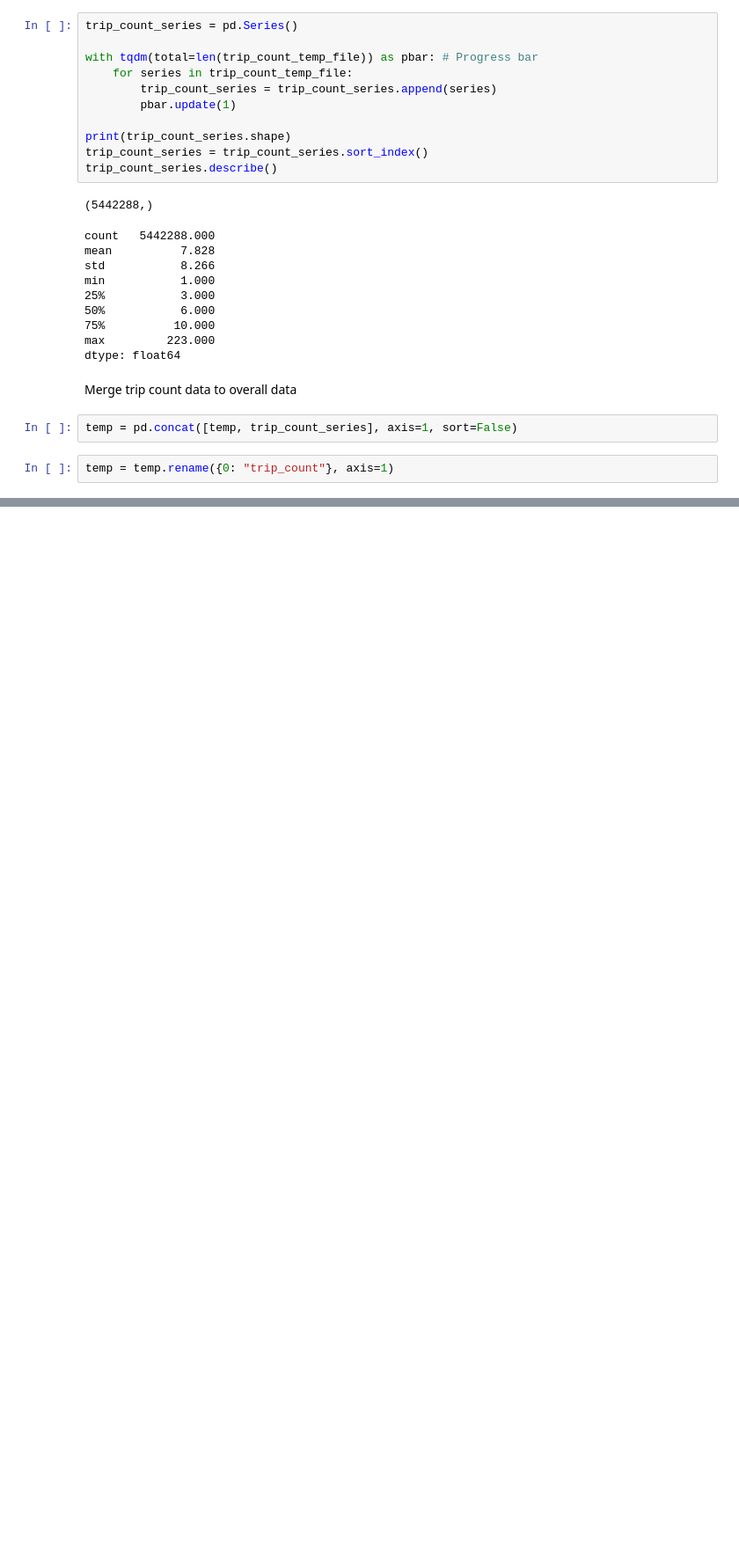
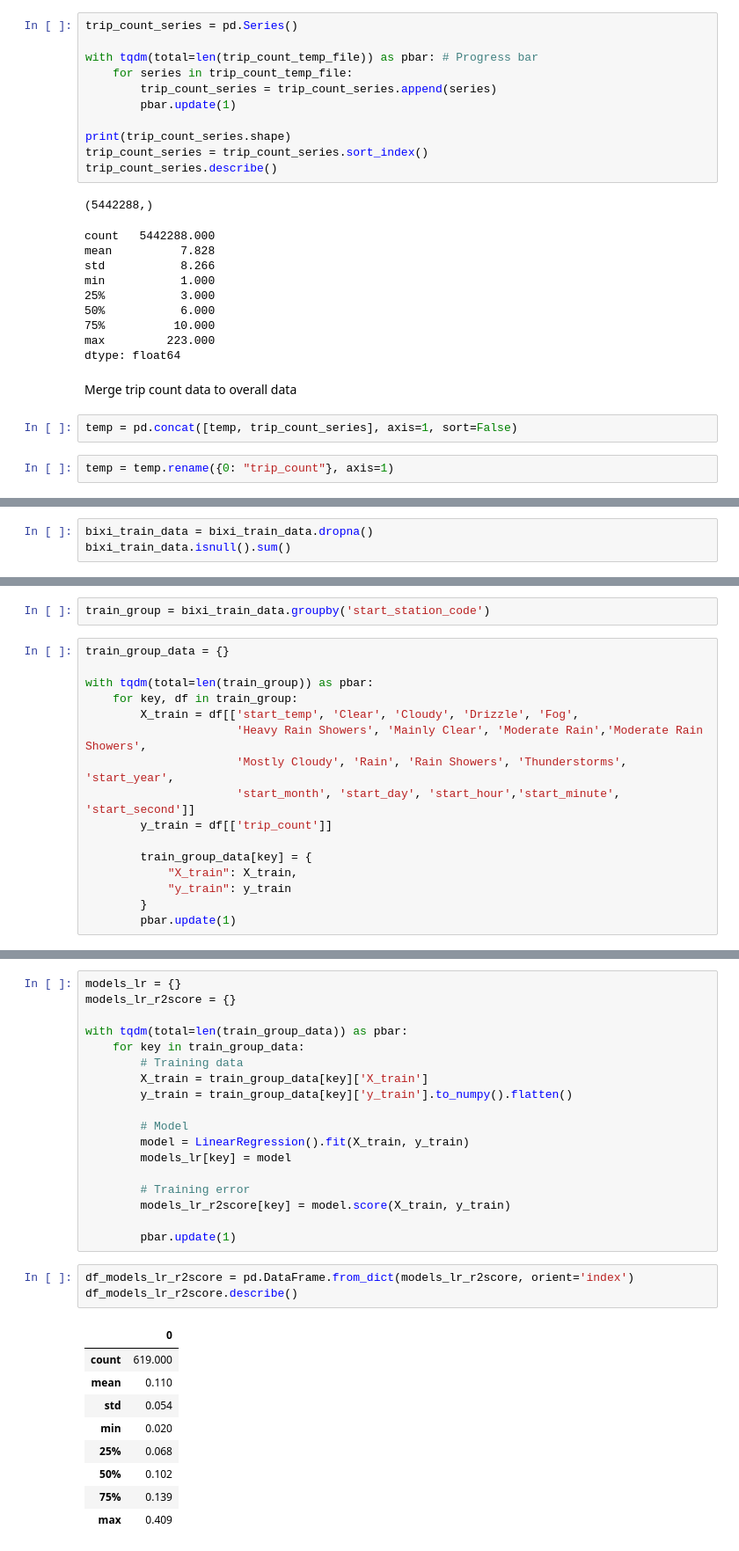
Before and after one commit to Star-Shopping/comp432-bixi-ml, a Jupyter notebook: BIXI.ipynb, the cells around one changed output, grey strips where cells are left out. Shown at 88% size. Drawn from its saved outputs; the diff is of its cells as text; blank space fills up the shorter version.

```diff
--- a/BIXI.ipynb
+++ b/BIXI.ipynb
@@ -393,0 +480,3 @@ temp.sample(5)
+# %%
+bixi_train_data = bixi_train_data.dropna()
+bixi_train_data.isnull().sum()
@@ -393,0 +513,18 @@ temp.sample(5)
+# %%
+train_group = bixi_train_data.groupby('start_station_code')
+# %%
+train_group_data = {}
+
+with tqdm(total=len(train_group)) as pbar:
+    for key, df in train_group:
+        X_train = df[['start_temp', 'Clear', 'Cloudy', 'Drizzle', 'Fog',
+                      'Heavy Rain Showers', 'Mainly Clear', 'Moderate Rain','Moderate Rain Showers',
+                      'Mostly Cloudy', 'Rain', 'Rain Showers', 'Thunderstorms', 'start_year',
+                      'start_month', 'start_day', 'start_hour','start_minute', 'start_second']]
+        y_train = df[['trip_count']]
+
+        train_group_data[key] = {
+            "X_train": X_train,
+            "y_train": y_train
+        }
+        pbar.update(1)
@@ -393,0 +545,31 @@ temp.sample(5)
+# %%
+models_lr = {}
+models_lr_r2score = {}
+
+with tqdm(total=len(train_group_data)) as pbar:
+    for key in train_group_data:
+        # Training data
+        X_train = train_group_data[key]['X_train']
+        y_train = train_group_data[key]['y_train'].to_numpy().flatten()
+
+        # Model
+        model = LinearRegression().fit(X_train, y_train)
+        models_lr[key] = model
+
+        # Training error
+        models_lr_r2score[key] = model.score(X_train, y_train)
+
+        pbar.update(1)
+# %%
+df_models_lr_r2score = pd.DataFrame.from_dict(models_lr_r2score, orient='index')
+df_models_lr_r2score.describe()
+# %% [output]
+|  | 0 |
+| count | 619.000 |
+| mean | 0.110 |
+| std | 0.054 |
+| min | 0.020 |
+| 25% | 0.068 |
+| 50% | 0.102 |
+| 75% | 0.139 |
+| max | 0.409 |
```
Also changed, not shown: parts of 29 cells of this notebook.
